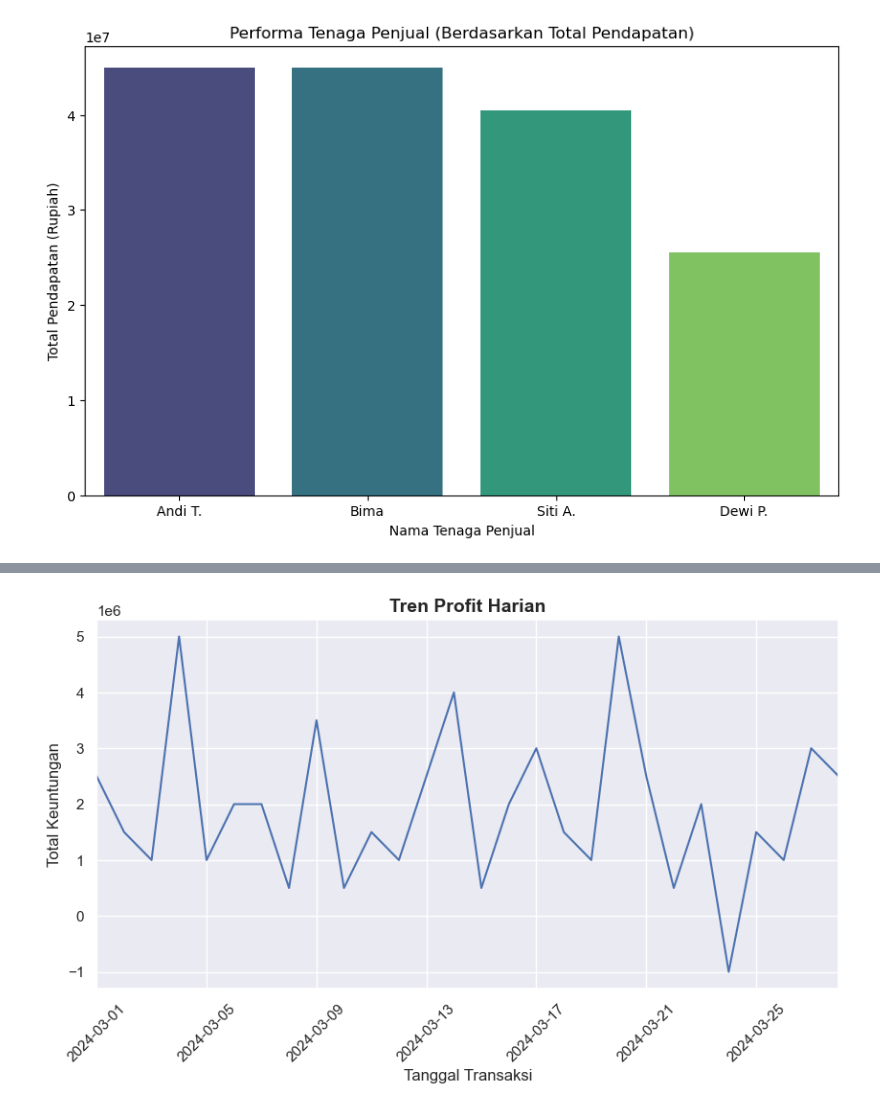
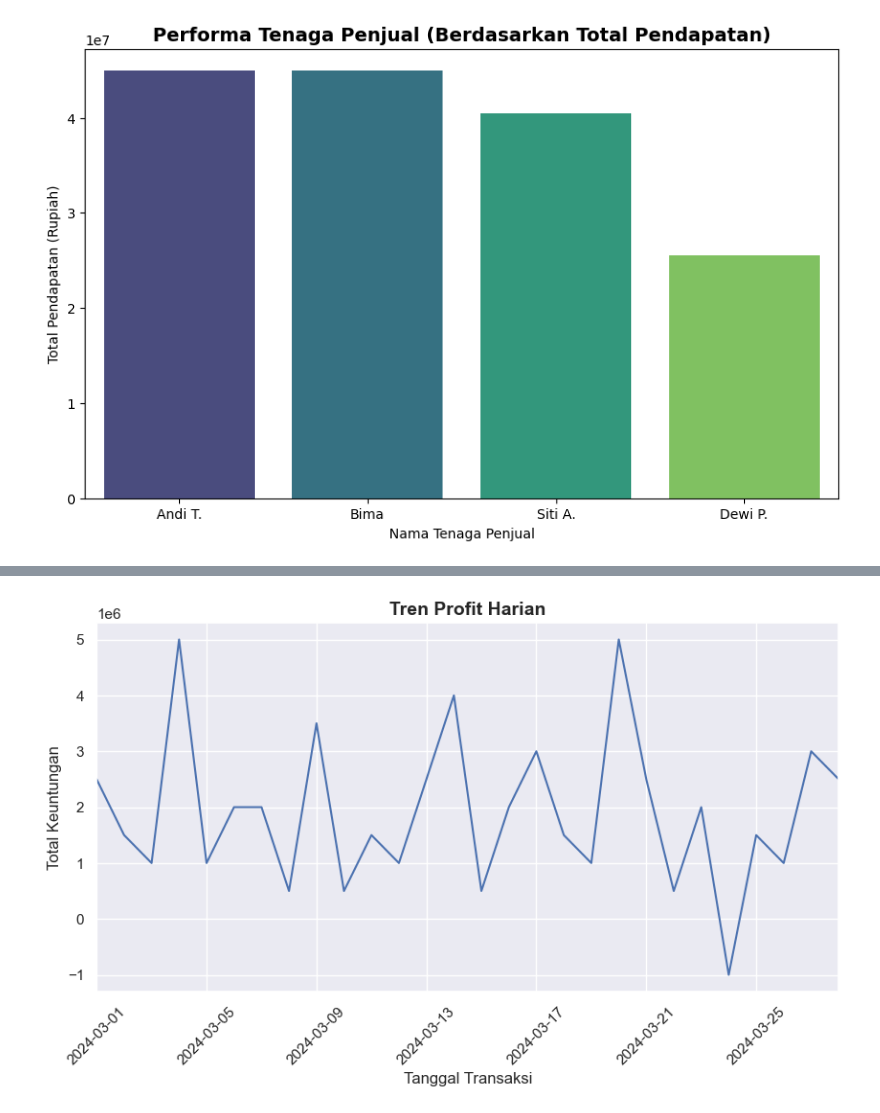
Before and after one commit to rottiiibakarr/Capstone_Project_Data_Cleaning, a Jupyter notebook: Portfolio_RetailSales_&_Profitability_Analytics/data_visualization.ipynb, the cells around one changed output, grey strips where cells are left out. Saved outputs shown, nothing was run; the diff lists cells and outputs as text; code cells hidden in the pictures.

```diff
--- a/Portfolio_RetailSales_&_Profitability_Analytics/data_visualization.ipynb
+++ b/Portfolio_RetailSales_&_Profitability_Analytics/data_visualization.ipynb
@@ -7,31 +7,37 @@ df = pd.read_csv('data_clean/cleaned_retail_sales.csv')
 # %%
 # Performa Tenaga Penjual
 df_salesperson_valid = df[df['Salesperson'] != 'Unknown'] # Mengambil dan mengecek nilai kecuali 'Unknown'
 
 # Mengelompokan nama 'Salesperson', lalu jumlahkan pendapatannya (Revenue)
 sales_performance = df_salesperson_valid.groupby('Salesperson')['Revenue'].sum().reset_index()
 
 # Mengurutkan dari pendapatan (Revenue) dengan descending (niai terbesar ke nilai terkecil)
 sales_performance = sales_performance.sort_values(by='Revenue', ascending=False)
 
 plt.figure(figsize=(10, 6))
 
 sns.barplot(
     data=sales_performance,
     x='Salesperson',
     y='Revenue',
     hue='Salesperson',
     palette='viridis',     # Tema warna gradasi
     legend=False           # Sembunyikan legenda
 )
 
-plt.title('Performa Tenaga Penjual (Berdasarkan Total Pendapatan)')
+plt.title('Performa Tenaga Penjual (Berdasarkan Total Pendapatan)', fontsize=14, fontweight='bold')
 plt.xlabel('Nama Tenaga Penjual')
 plt.ylabel('Total Pendapatan (Rupiah)')
 
+plt.savefig(
+    'performa_penjual.png',   # Nama file gambar
+    dpi=300,                    # Resolusi gambar
+    bbox_inches='tight'         # Memastikan tidak ada teks/label yang terpotong di pinggir gambar
+)
+
 plt.show()
 # %% [output]
-[figure, old version]
+[figure, new version]
 # %%
 # Profitabilitas Produk
 # Mengelompokan nama 'Product_Name', lalu jumlahkan keuntungannya (Total_Profit)
```
Also changed, not shown: parts of 3 cells of this notebook.
